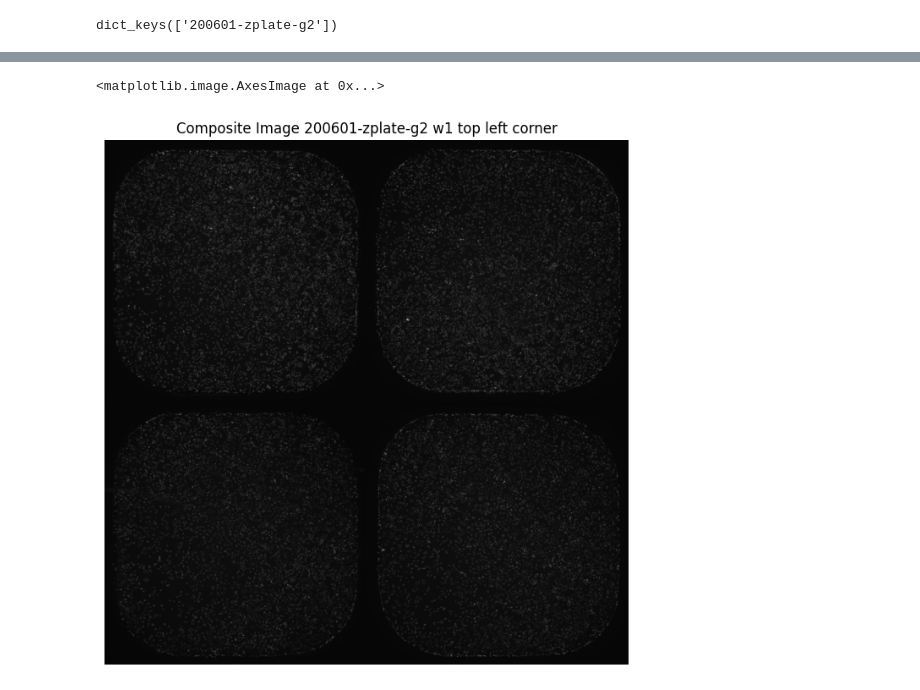
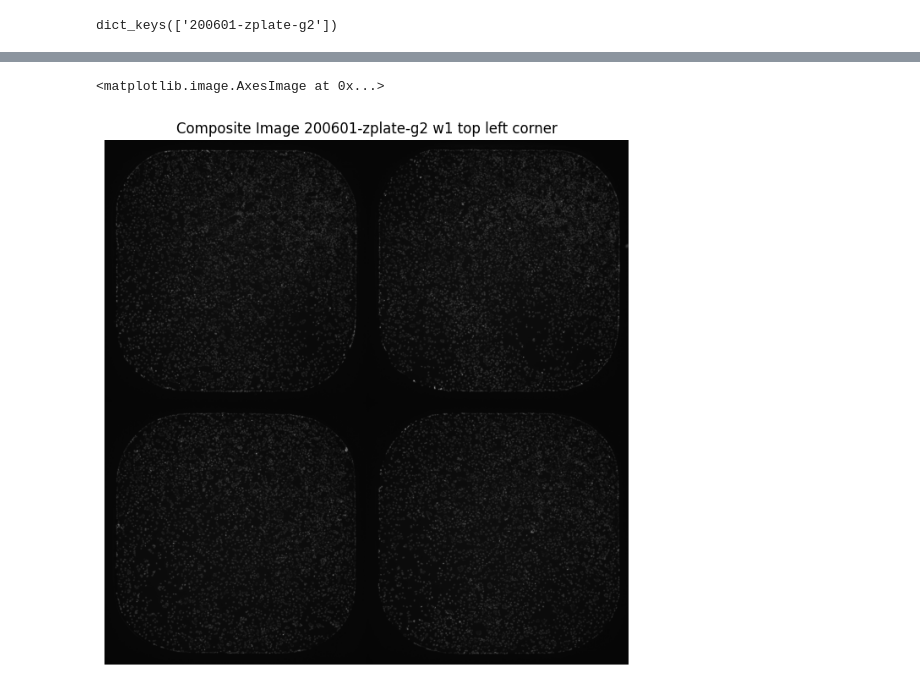
Before and after one commit to plaque2/PyPlaque, a Jupyter notebook: notebooks/fp_detailed.ipynb, the cells around one changed output, grey strips where cells are left out. Drawn from its saved outputs; the diff is of its cells as text; code cells hidden in the pictures.

```diff
--- a/notebooks/fp_detailed.ipynb
+++ b/notebooks/fp_detailed.ipynb
@@ -31,6 +39,7 @@ print(exp.get_number_of_plates())
 # %%
 #Example considering 1 particular well A01 for channel w1 from the selected plate
-plate_dict_w1 = exp.load_wells_for_plate_nuclei(plate_id=0,additional_subfolders='2020-06-03/2072',file_pattern=r'_A01_s1_w1')
+plate_dict_w1 = exp.load_wells_for_plate_nuclei(plate_id=0, additional_subfolders='2020-06-03/2072',
+                                                                        file_pattern=r'_A01_s1_w1')
 print(plate_dict_w1.keys())
 # %% [output]
 dict_keys(['200601-zplate-g2'])
@@ -42,9 +53,11 @@ plt.imshow(plate_dict_w1['200601-zplate-g2']['img'][0])
 <matplotlib.image.AxesImage at 0x...>
 [figure]
 # %%
-#Example considering all wells for channel w1 from the selected plate
-#Masks are generated based on the params given or the default at load time, masks can be saved in the mask directory for future use
-plate_dict_w1 = exp.load_wells_for_plate_nuclei(plate_id=0,additional_subfolders='2020-06-03/2072',file_pattern=r'_w1') #'_([A-C]{1})1([1-4]{1})_s1_w1'
+# Example considering all wells for channel w1 from the selected plate
+# Masks are generated based on the params given or the default at load time, masks can be saved in
+# the mask directory for future use
+plate_dict_w1 = exp.load_wells_for_plate_nuclei(plate_id=0, additional_subfolders='2020-06-03/2072',
+                                                file_pattern=r'_([A-C]{1})1([1-4]{1})_s1_w1') #'_w1'
 print(plate_dict_w1.keys())
 # %% [output]
 dict_keys(['200601-zplate-g2'])
@@ -93,29 +114,27 @@ plt.imshow(composite_img, cmap='gray')
 # %%
-# we can also combine a portion of the images instead of all
-
 # change the tuple of indices to choose other wells to stitch
-composite_img_corner = stitch_wells([plate_dict_w1[plate_dirs[0]]['img'][i] for i in (0,1,16,17)],nrows = 2,ncols = 2) #(0,1,4,5)
+composite_img_corner = stitch_wells([plate_dict_w1[plate_dirs[0]]['img'][i] for i in (0, 1, 4, 5)],
+                                                            nrows = 2, ncols = 2) #(0, 1, 16, 17)
 
 # OR
 # change regex to choose other wells to stitch
-img_list = [img for i,img in enumerate(plate_dict_w1[plate_dirs[0]]['img'])
-            if len(re.findall(r'_([A-B]{1})0([1-2]{1})_s1_w1',
-            str(plate_dict_w1[plate_dirs[0]]['image_name'][i]))) > 0] #'_([A-B]{1})1([1-2]{1})_s1_w1'
+img_list = [img for i, img in enumerate(plate_dict_w1[plate_dirs[0]]['img'])
+            if len(re.findall(r'_([A-B]{1})1([1-2]{1})_s1_w1',
+            str(plate_dict_w1[plate_dirs[0]]['image_name'][i]))) > 0] #'_([A-B]{1})0([1-2]{1})_s1_w1'
 
-composite_img_corner = stitch_wells(img_list,nrows=2,ncols=2)
-# this indicates the top left corner of the 384 well plate
+composite_img_corner = stitch_wells(img_list, nrows=2, ncols=2)
 
-plt.figure(figsize=(8,12))
+plt.figure(figsize=(8, 12))
 plt.title("Composite Image " + plate_dirs[0] + " w1 top left corner")
 plt.axis('off')
 
 plt.imshow(composite_img_corner, cmap='gray')
 
 # Use one of the two methods below to save
 # plt.imsave(f"../../../manuscript/figs/" + plate_dirs[0] + "_w1 stitched top left corner.png",
 # composite_img_corner, cmap='gray')
 # plt.savefig("../../../manuscript/figs/" + plate_dirs[0] + "_w1 stitched top left corner.png",
 # bbox_inches = 'tight', dpi=300)
 # %% [output]
 <matplotlib.image.AxesImage at 0x...>
-[figure, old version]
+[figure, new version]
```
Also changed, not shown: parts of 40 cells of this notebook, 15 other files.
